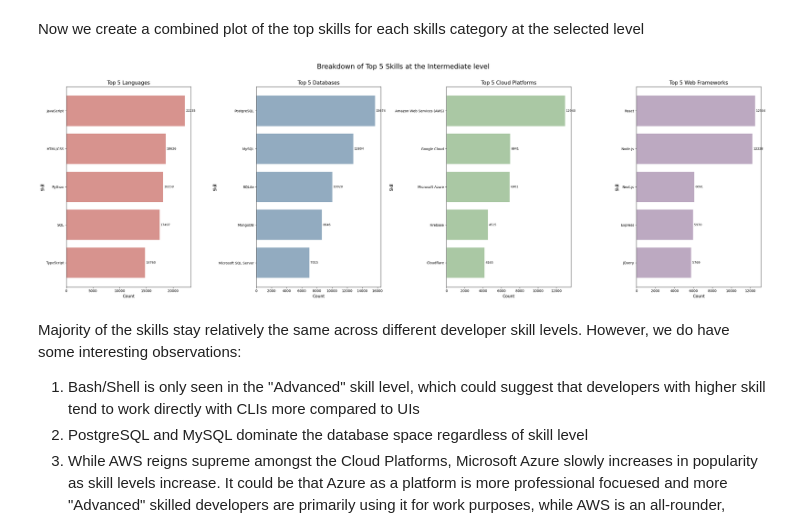
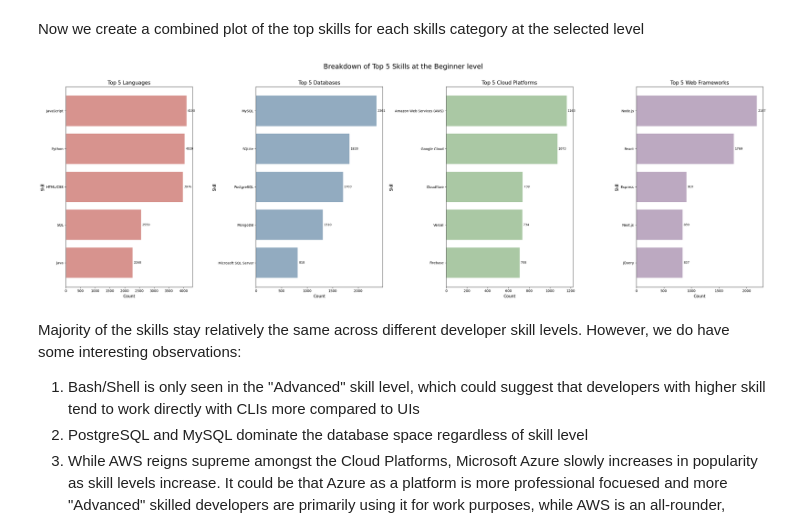
Before and after one commit to minimartzz/online-learning-so-mooc, a Jupyter notebook: mooc_analysis.ipynb, the cells around one changed output. Cells and saved outputs as stored; diff of their text form; code cells hidden in the pictures.

```diff
--- a/mooc_analysis.ipynb
+++ b/mooc_analysis.ipynb
@@ -417,10 +417,10 @@ sub = so[['CodingStatus', 'AgeRange', 'CodingActivities', 'YearsCoding', 'YearsC
 # Replace these with 0 and 51 respectively to make data numerical for binning
 sub.loc[sub['YearsCoding'] == "Less than 1 year", "YearsCoding"] = 0
 sub.loc[sub['YearsCoding'] == "More than 50 years", "YearsCoding"] = 50
-sub['YearsCoding'] = sub['YearsCoding'].astype(float)
+sub.loc[:, 'YearsCoding'] = sub.loc[:, 'YearsCoding'].astype(float)
 sub.loc[sub['YearsCodingProfessional'] == "Less than 1 year", "YearsCodingProfessional"] = 0
 sub.loc[sub['YearsCodingProfessional'] == "More than 50 years", "YearsCodingProfessional"] = 50
-sub['YearsCodingProfessional'] = sub['YearsCodingProfessional'].astype(float)
+sub.loc[:, 'YearsCodingProfessional'] = sub.loc[:, 'YearsCodingProfessional'].astype(float)
 
 # Assign skill level
 skill_level = assign_level(sub)
@@ -443,7 +432,9 @@ fig.set_figwidth(30)
 
 status = sub['CodingStatus'].unique()
 for i in range(len(status)):
-  ax[i].hist(sub[sub['CodingStatus'] == status[i]]['YearsCoding'])
+  status_plot = sub[sub['CodingStatus'] == status[i]]['YearsCoding']
+  status_plot = status_plot.dropna()
+  ax[i].hist(status_plot)
   ax[i].set_title(status[i])
 
 fig.tight_layout()
@@ -456,7 +447,9 @@ fig.set_figwidth(10)
 
 status = ['I am a developer by profession', 'I am not primarily a developer, but I write code sometimes\n as part of my work/studies']
 for i in range(len(status)):
-  ax[i].hist(sub[sub['CodingStatus'] == status[i].replace('\n', '')]['YearsCodingProfessional'], color="#92bfab")
+  status_plot = sub[sub['CodingStatus'] == status[i].replace('\n', '')]['YearsCodingProfessional']
+  status_plot = status_plot.dropna()
+  ax[i].hist(status_plot, color="#92bfab")
   ax[i].set_title(status[i])
 
 fig.tight_layout()
@@ -486,4 +479,4 @@ so_skills = so[cols]
 # %%
 # Convert to column values to lists
 for col in cols[1:]:
-  so_skills[col] = so_skills[col].apply(lambda x: ast.literal_eval(x) if not pd.isna(x) else x)
+  so_skills.loc[:, col] = so_skills.loc[:, col].apply(lambda x: ast.literal_eval(x) if not pd.isna(x) else x)
@@ -531,35 +518,35 @@ def get_top_5_tech(df: pd.DataFrame, col: str) -> pd.DataFrame:
 Now we create a combined plot of the top skills for each skills category at the selected level
 # %%
 # Overarching skill level
-LEVEL = "Intermediate"
+LEVEL = "Beginner"
 
 # Split data by skill level
 df_skill = so_skills[so_skills['SkillLevel'] == LEVEL]
 
 # Setup diagram for plotting
 fig, ax = plt.subplots(nrows=1, ncols=4)
 fig.set_figheight(10)
 fig.set_figwidth(30)
 
 colours = ["#d7938e", "#92abc0", "#aac8a4", "#bca9c1"]
 for i in range(len(skills_cols)):
   # Get top 5 technologies for each category
   dfp = get_top_5_tech(df_skill, list(skills_cols.keys())[i])
 
   # Plot
   bars = ax[i].barh(dfp['index'], dfp['count'], color=colours[i])
   for bar in bars:
     width = bar.get_width()
     y = bar.get_y() + bar.get_height() / 2
     ax[i].annotate(f'{width}', xy=(width, y), xytext=(3, 0), textcoords='offset points', va='center', fontsize=FS-3)
   ax[i].set_title(f"Top 5 {skills_cols[list(skills_cols.keys())[i]]}", fontsize=FS+3)
   ax[i].set_ylabel("Skill", fontsize=FS)
   ax[i].set_xlabel("Count", fontsize=FS)
 
 fig.suptitle(f"Breakdown of Top 5 Skills at the {LEVEL} level\n", fontsize=20)
 fig.tight_layout()
 # %% [output]
-[figure, old version]
+[figure, new version]
 # %% [markdown]
 Majority of the skills stay relatively the same across different developer skill levels. However, we do have some interesting observations:
 
```
Also changed, not shown: parts of 8 cells of this notebook.
